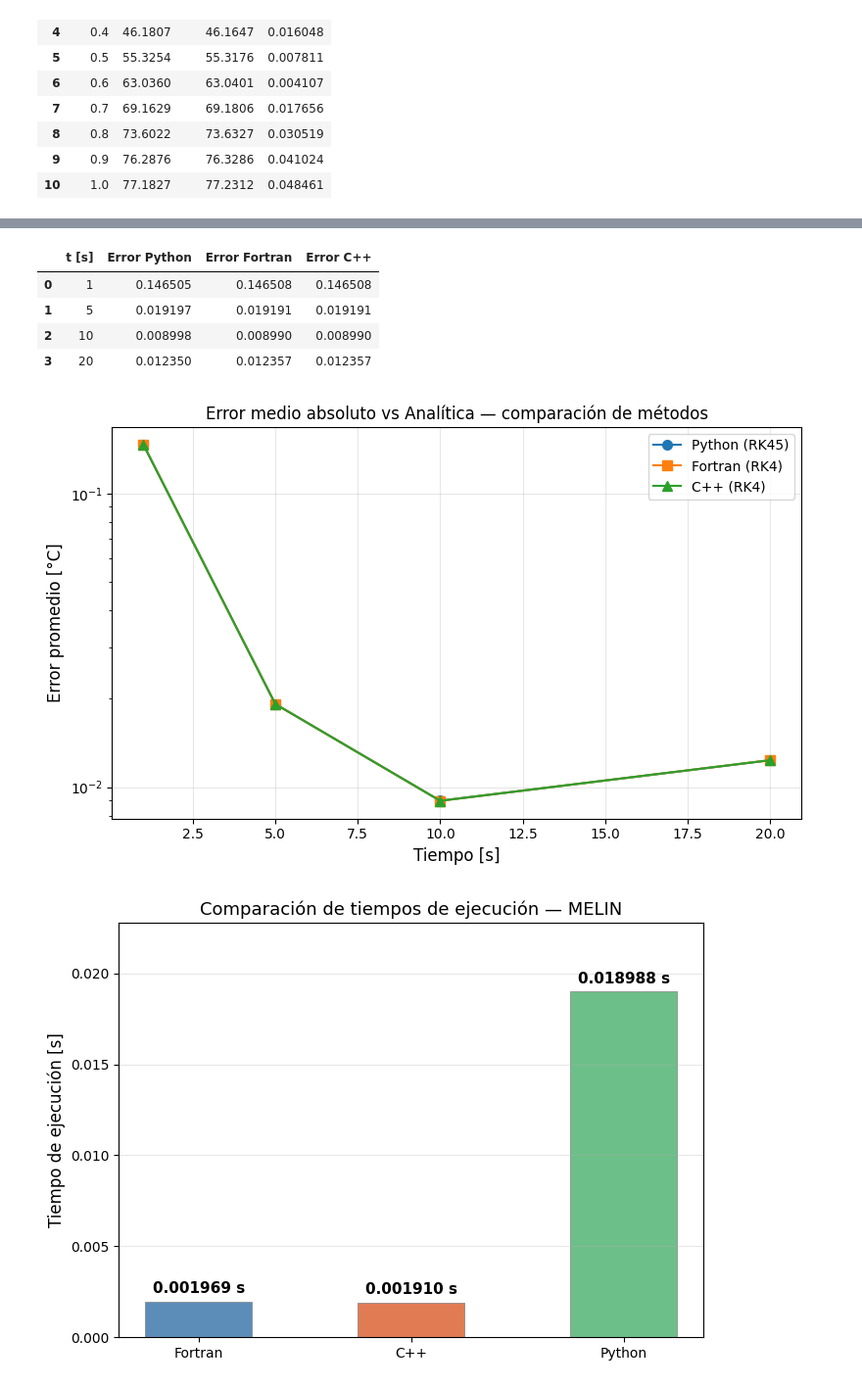
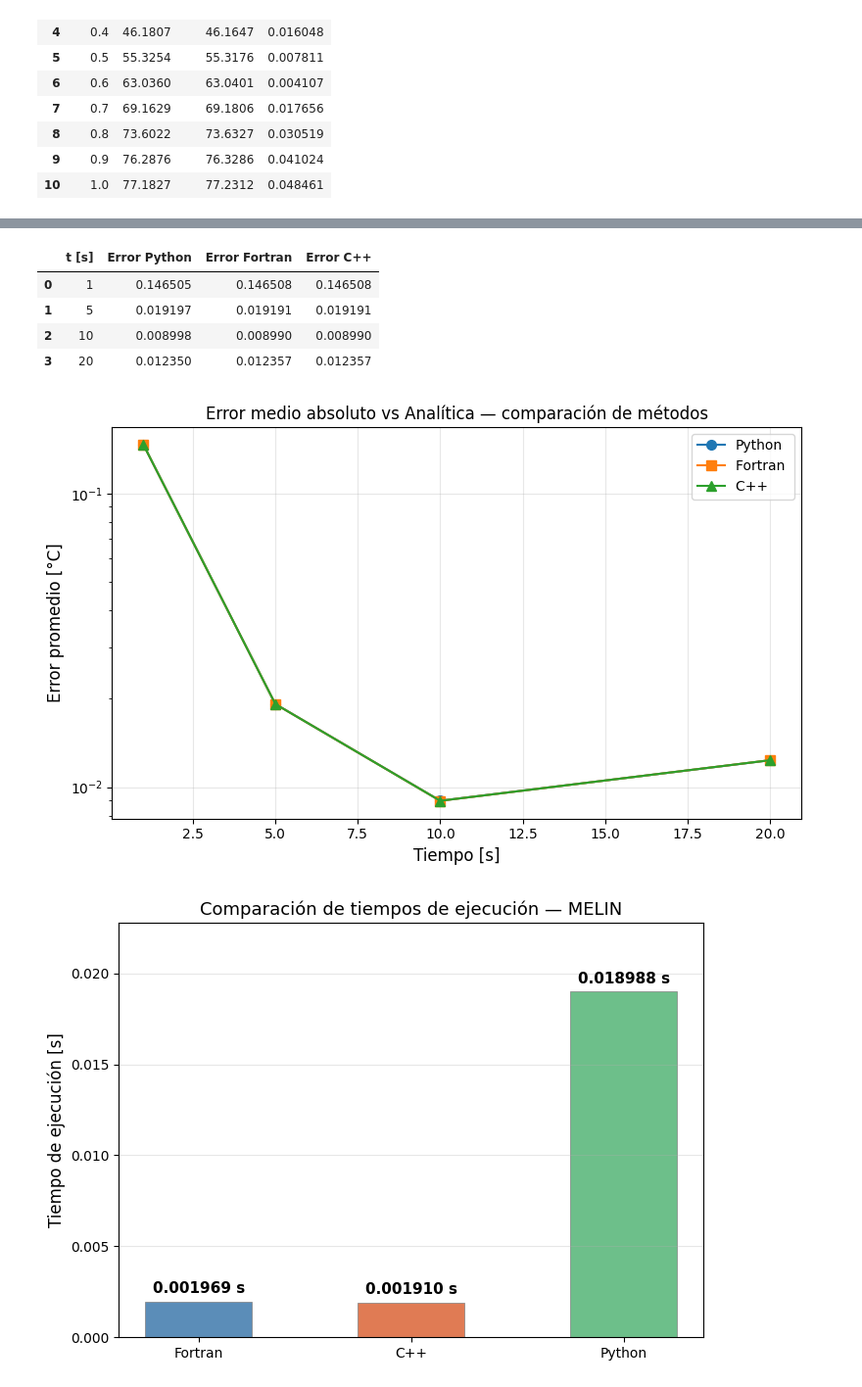
Before and after one commit to campereza043/MFC2026, a Jupyter notebook: Parcial1/MELIN/Graficas_corregido copy.ipynb, the cells around one changed output, grey strips where cells are left out. Shown at 98% size. Cells and saved outputs as stored; diff of their text form; code cells hidden in the pictures.

```diff
--- a/Parcial1/MELIN/Graficas_corregido copy.ipynb
+++ b/Parcial1/MELIN/Graficas_corregido copy.ipynb
@@ -592,9 +592,9 @@ for ax, tp, color in zip(axes, tiempos_error, colores):
     err_c    = np.abs(T_fila_c - T_analitica(x_cpp, tp))
 
     # ── Graficar ────────────────────────────────────────────
-    ax.plot(x,     err_py, '-o', markersize=5, label='Python (RK45)')
-    ax.plot(x_f,   err_f,  '-s', markersize=5, label='Fortran (RK4)')
-    ax.plot(x_cpp, err_c,  '-^', markersize=5, label='C++ (RK4)')
+    ax.plot(x,     err_py, '-o', markersize=5, label='Python ')
+    ax.plot(x_f,   err_f,  '-s', markersize=5, label='Fortran ')
+    ax.plot(x_cpp, err_c,  '-^', markersize=5, label='C++ ')
 
     ax.set_title(f't = {tp} s', fontsize=12)
     ax.set_xlabel('Posición x [m]', fontsize=11)
@@ -636,37 +636,37 @@ for tp in tiempos_error:
     T_fila_c = np.concatenate([T_cpp[idx_c], [T_cpd[idx_c]]])
     err_c_med.append(np.mean(np.abs(T_fila_c - T_analitica(x_cpp, tp))))
 
 # ── Tabla ────────────────────────────────────────────────────
 df_err = pd.DataFrame({
     't [s]'         : tiempos_error,
     'Error Python'  : np.round(err_py_med, 6),
     'Error Fortran' : np.round(err_f_med,  6),
     'Error C++'     : np.round(err_c_med,  6),
 })
 display(df_err)
 
 # ── Gráfica ──────────────────────────────────────────────────
 fig, ax = plt.subplots(figsize=(8, 5))
 
-ax.plot(tiempos_error, err_py_med, '-o', markersize=7, label='Python (RK45)')
-ax.plot(tiempos_error, err_f_med,  '-s', markersize=7, label='Fortran (RK4)')
-ax.plot(tiempos_error, err_c_med,  '-^', markersize=7, label='C++ (RK4)')
+ax.plot(tiempos_error, err_py_med, '-o', markersize=7, label='Python')
+ax.plot(tiempos_error, err_f_med,  '-s', markersize=7, label='Fortran ')
+ax.plot(tiempos_error, err_c_med,  '-^', markersize=7, label='C++ ')
 
 ax.set_xlabel('Tiempo [s]',          fontsize=12)
 ax.set_ylabel('Error promedio [°C]',  fontsize=12)
 ax.set_title('Error medio absoluto vs Analítica — comparación de métodos', fontsize=12)
 ax.set_yscale('log')
 ax.legend(fontsize=10)
 ax.grid(True, alpha=0.3)
 plt.tight_layout()
 plt.show()
 # %% [output]
 |  | t [s] | Error Python | Error Fortran | Error C++ |
 | 0 | 1 | 0.146505 | 0.146508 | 0.146508 |
 | 1 | 5 | 0.019197 | 0.019191 | 0.019191 |
 | 2 | 10 | 0.008998 | 0.008990 | 0.008990 |
 | 3 | 20 | 0.012350 | 0.012357 | 0.012357 |
-[figure, old version]
+[figure, new version]
 # %%
 # ── Comparación de tiempos de ejecución ──────────────────────
 lenguajes = ['Fortran', 'C++', 'Python']
```
Also changed, not shown: parts of 3 cells of this notebook, 2 other files.
